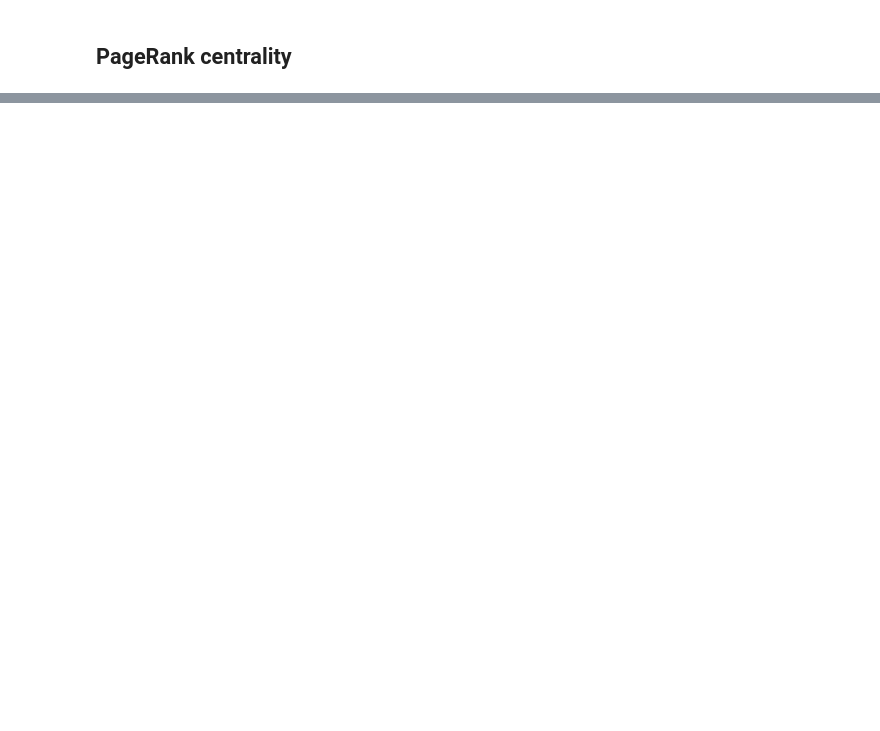
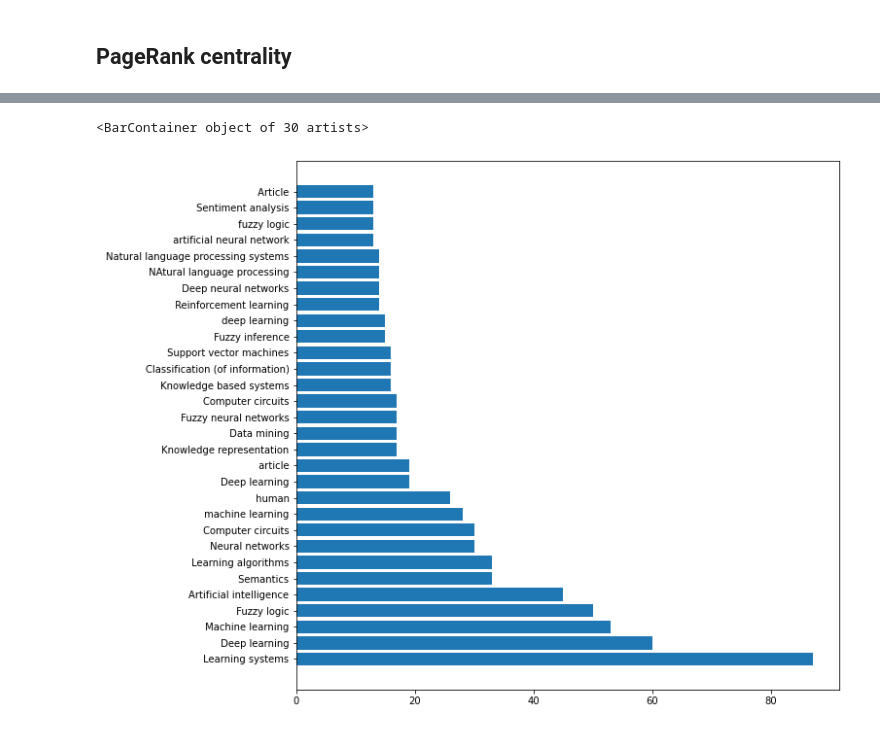
Before and after one commit to kyleiwaniec/neuro-symbolic-ai-systematic-review, a Jupyter notebook: scopus/EDA-233.ipynb, the cells around one changed output, grey strips where cells are left out. Cells and saved outputs as stored; diff of their text form; code cells hidden in the pictures; blank space fills up the shorter version.

```diff
--- a/scopus/EDA-233.ipynb
+++ b/scopus/EDA-233.ipynb
@@ -380,0 +477,8 @@ pagerankDF.sort_values(by='pr',ascending=False).head(10)
+# %%
+dfk['all_keywords']=dfk['all_keywords'].str.split(pat=";")
+# %%
+dfk=dfk.set_index(['index']).apply(pd.Series.explode).reset_index()
+# %%
+dfk=dfk[['index','all_keywords']]
+# %%
+dfk=dfk.groupby('all_keywords').count().reset_index().sort_values(by='index', ascending=False)
@@ -380,0 +487,6 @@ pagerankDF.sort_values(by='pr',ascending=False).head(10)
+# %%
+fig, ax = plt.subplots(figsize=(10, 10))
+plt.barh(dfk['all_keywords'].head(30),dfk['index'].head(30))
+# %% [output]
+<BarContainer object of 30 artists>
+[figure, added]
```
Also changed, not shown: parts of 42 cells of this notebook, 3 other files.
